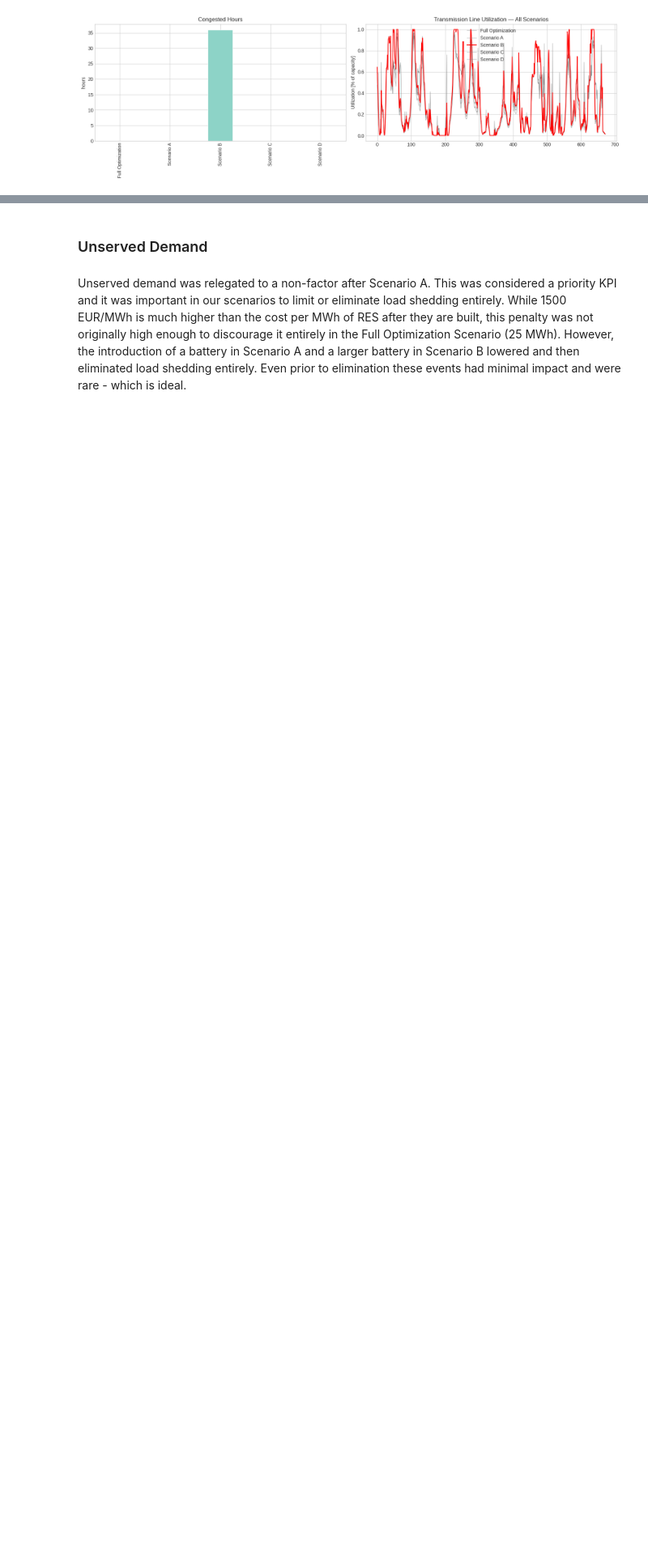
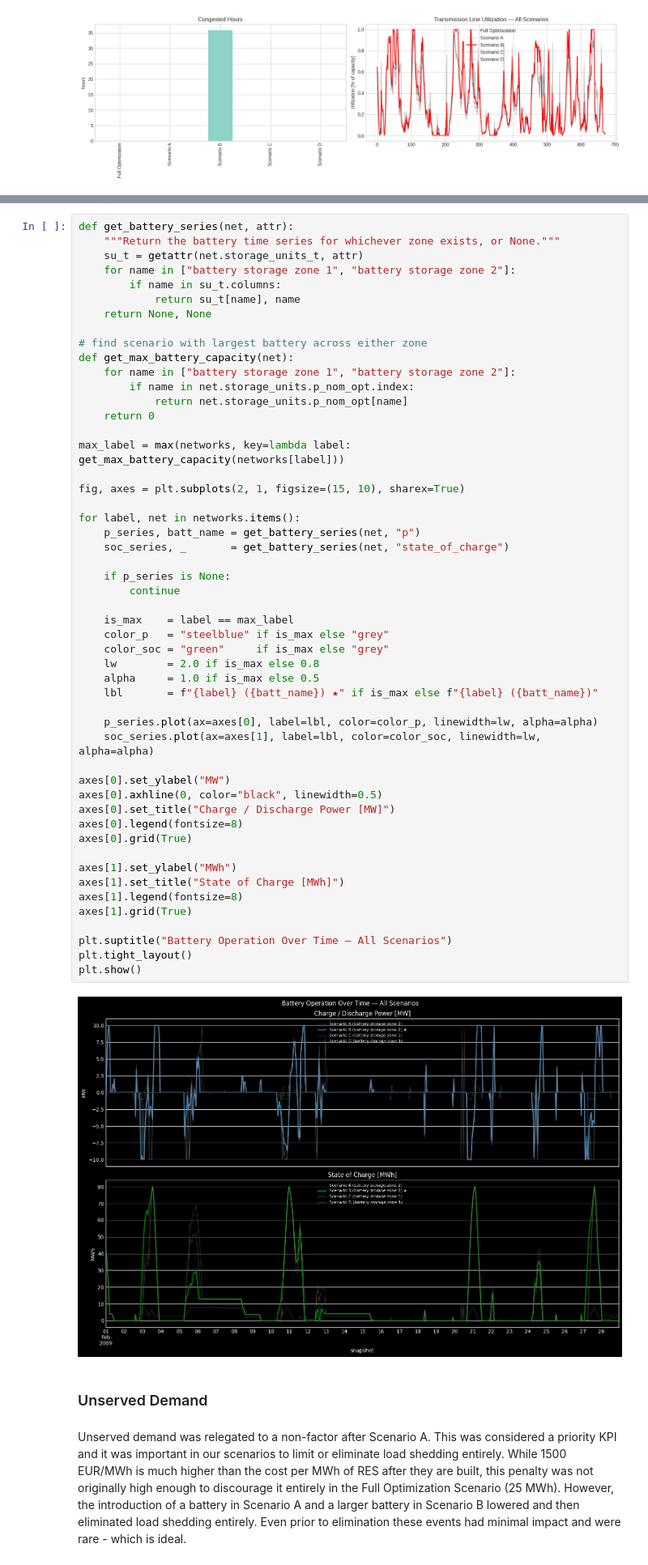
Before and after one commit to karivero/esi_final_repo, a Jupyter notebook: final_esi/ESI_Assignment/combined_submission.ipynb, the cells around one changed output, grey strips where cells are left out. Shown at 81% size. Drawn from its saved outputs; the diff is of its cells as text; blank space fills up the shorter version.

Commit message:
Added additional note and chart on batteries.

```diff
--- a/final_esi/ESI_Assignment/combined_submission.ipynb
+++ b/final_esi/ESI_Assignment/combined_submission.ipynb
@@ -1204,3 +1206,56 @@ plt.show()
+# %%
+def get_battery_series(net, attr):
+    """Return the battery time series for whichever zone exists, or None."""
+    su_t = getattr(net.storage_units_t, attr)
+    for name in ["battery storage zone 1", "battery storage zone 2"]:
+        if name in su_t.columns:
+            return su_t[name], name
+    return None, None
+
+# find scenario with largest battery across either zone
+def get_max_battery_capacity(net):
+    for name in ["battery storage zone 1", "battery storage zone 2"]:
+        if name in net.storage_units.p_nom_opt.index:
+            return net.storage_units.p_nom_opt[name]
+    return 0
+
+max_label = max(networks, key=lambda label: get_max_battery_capacity(networks[label]))
+
+fig, axes = plt.subplots(2, 1, figsize=(15, 10), sharex=True)
+
+for label, net in networks.items():
+    p_series, batt_name = get_battery_series(net, "p")
+    soc_series, _       = get_battery_series(net, "state_of_charge")
+
+    if p_series is None:
+        continue
+
+    is_max    = label == max_label
+    color_p   = "steelblue" if is_max else "grey"
+    color_soc = "green"     if is_max else "grey"
+    lw        = 2.0 if is_max else 0.8
+    alpha     = 1.0 if is_max else 0.5
+    lbl       = f"{label} ({batt_name}) ★" if is_max else f"{label} ({batt_name})"
+
+    p_series.plot(ax=axes[0], label=lbl, color=color_p, linewidth=lw, alpha=alpha)
+    soc_series.plot(ax=axes[1], label=lbl, color=color_soc, linewidth=lw, alpha=alpha)
+
+axes[0].set_ylabel("MW")
+axes[0].axhline(0, color="black", linewidth=0.5)
+axes[0].set_title("Charge / Discharge Power [MW]")
+axes[0].legend(fontsize=8)
+axes[0].grid(True)
+
+axes[1].set_ylabel("MWh")
+axes[1].set_title("State of Charge [MWh]")
+axes[1].legend(fontsize=8)
+axes[1].grid(True)
+
+plt.suptitle("Battery Operation Over Time — All Scenarios")
+plt.tight_layout()
+plt.show()
+# %% [output]
+[figure, added]
 # %% [markdown]
 ### Unserved Demand
 # %% [markdown]
```
Also changed, not shown: parts of 2 cells of this notebook.
